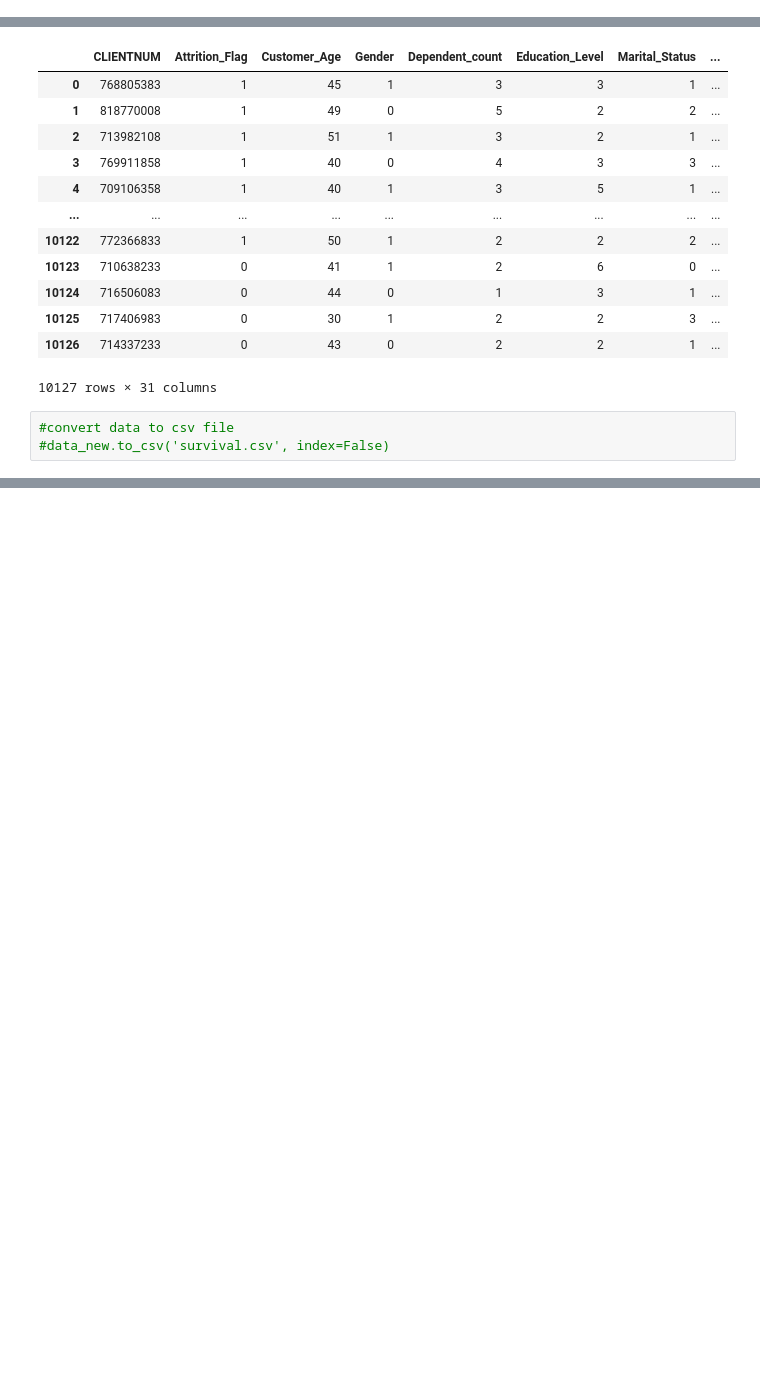
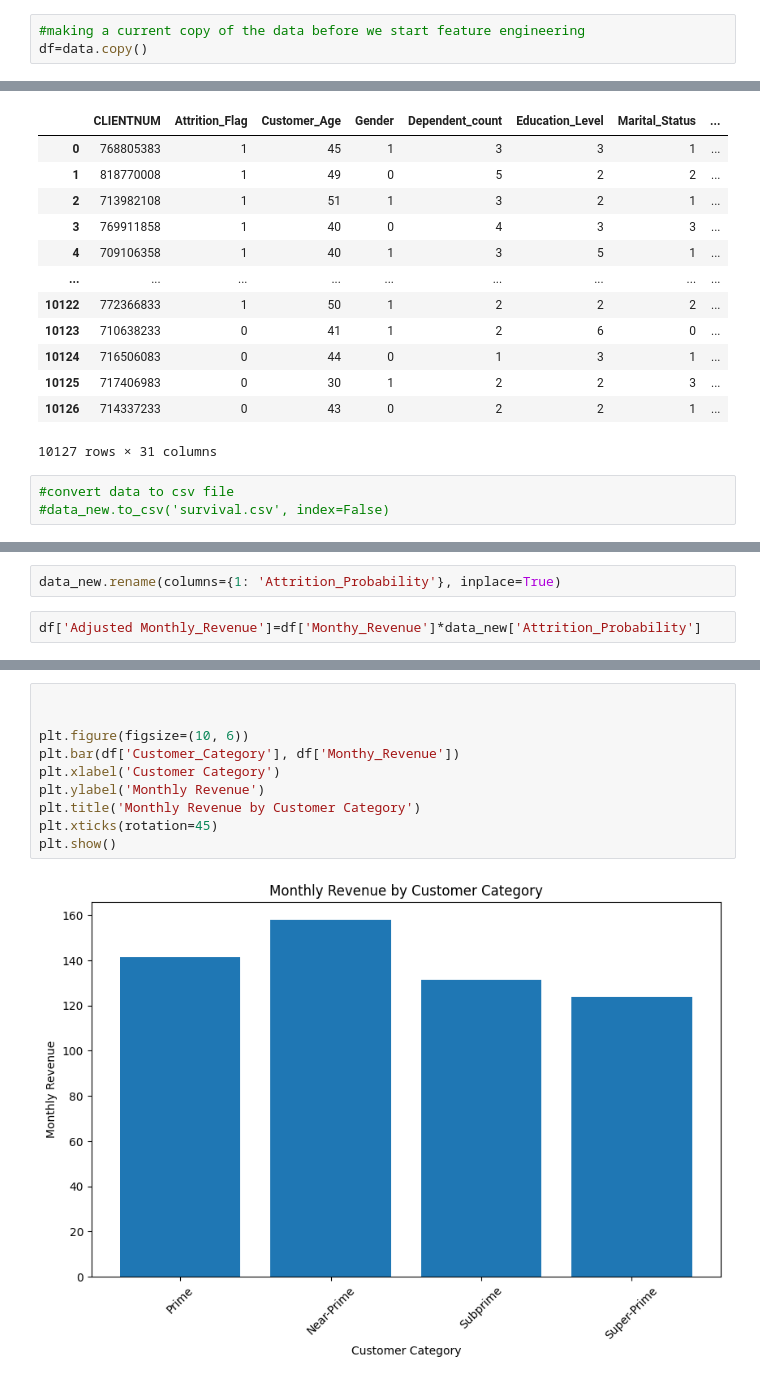
Before and after one commit to NickSordi/FU6520_NS, a Jupyter notebook: Survival.ipynb, the cells around one changed output, grey strips where cells are left out. Cells and saved outputs as stored; diff of their text form; blank space fills up the shorter version.

Commit message:
Update Survival.ipynb
added some graphs

```diff
--- a/Survival.ipynb
+++ b/Survival.ipynb
@@ -215,6 +219,9 @@ data.head(5)
 # Encode the target variable 'Attrited_Flag'
 encoder = LabelEncoder()
 data['Attrition_Flag'] = encoder.fit_transform(data['Attrition_Flag'])
+# %%
+#making a current copy of the data before we start feature engineering
+df=data.copy()
 # %%
 data['Attrition_Flag'] = encoder.fit_transform(data['Attrition_Flag'])
 data["Education_Level"] = encoder.fit_transform(data['Education_Level'])
@@ -346,0 +356,4 @@ plt.show()
+# %%
+data_new.rename(columns={1: 'Attrition_Probability'}, inplace=True)
+# %%
+df['Adjusted Monthly_Revenue']=df['Monthy_Revenue']*data_new['Attrition_Probability']
@@ -346,0 +481,12 @@ plt.show()
+# %%
+
+
+plt.figure(figsize=(10, 6))
+plt.bar(df['Customer_Category'], df['Monthy_Revenue'])
+plt.xlabel('Customer Category')
+plt.ylabel('Monthly Revenue')
+plt.title('Monthly Revenue by Customer Category')
+plt.xticks(rotation=45)
+plt.show()
+# %% [output]
+[figure, added]
```
Also changed, not shown: parts of 19 cells of this notebook.
